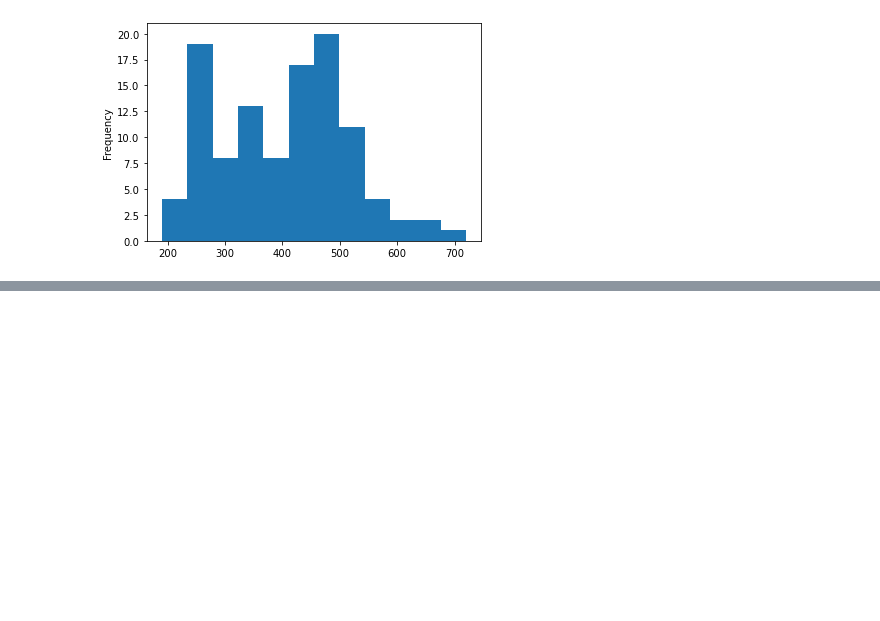
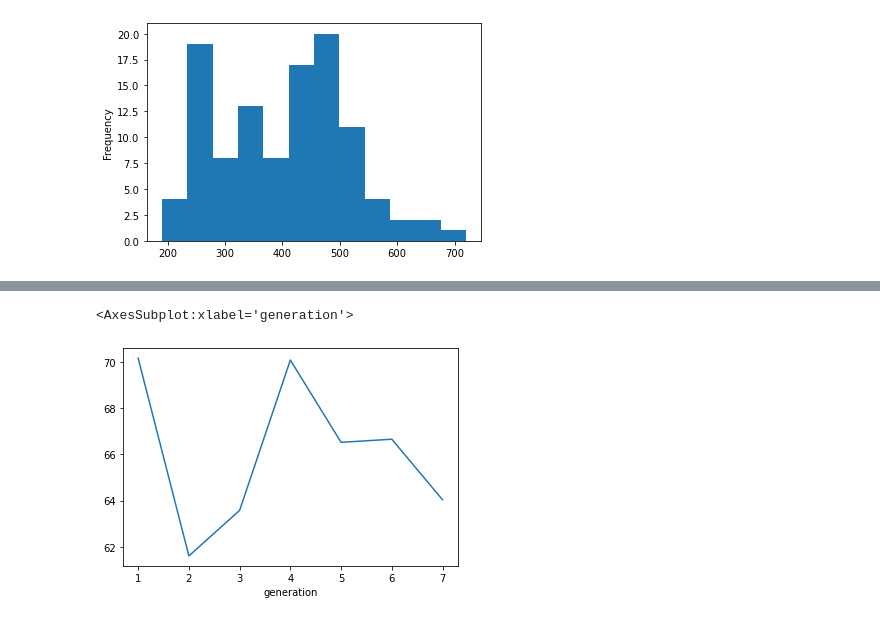
Before and after one commit to j-hendricks/Pokemon-Analysis, a Jupyter notebook: jupyter_notebook/Cleaning_Data.ipynb, the cells around one changed output, grey strips where cells are left out. Saved outputs shown, nothing was run; the diff lists cells and outputs as text; code cells hidden in the pictures; blank space fills up the shorter version.

```diff
--- a/jupyter_notebook/Cleaning_Data.ipynb
+++ b/jupyter_notebook/Cleaning_Data.ipynb
@@ -1729,0 +1912,5 @@ normal.base_total.plot.hist(bins=12)
+# %%
+df.groupby('generation').mean()['speed'].plot()
+# %% [output]
+<AxesSubplot:xlabel='generation'>
+[figure, added]
```
Also changed, not shown: parts of 15 cells of this notebook.
